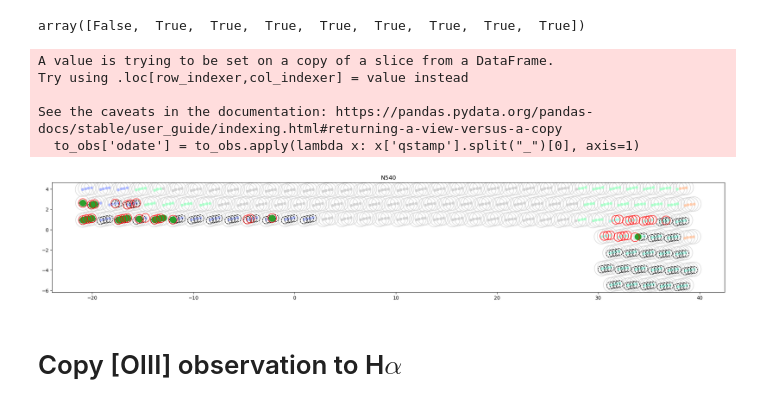
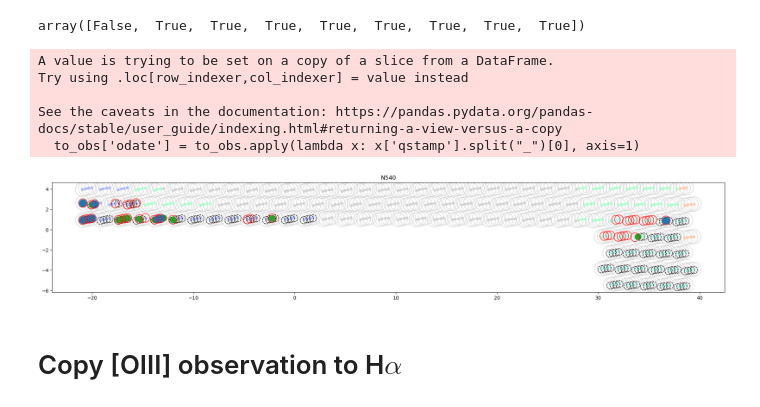
Before and after one commit to MerianSurvey/skipper, a Jupyter notebook: notebooks/2022B_EXECUTE.ipynb, the cells around one changed output. Drawn from its saved outputs; the diff is of its cells as text; code cells hidden in the pictures.

```diff
--- a/notebooks/2022B_EXECUTE.ipynb
+++ b/notebooks/2022B_EXECUTE.ipynb
@@ -27,7 +27,7 @@ def wrapRA(ra, wrap_point=180.):
     wrapped_ra[mask] -= 360.
     return wrapped_ra
 # %%
-tele_fname = '/Users/kadofong/Downloads/tele20220927.csv'
+tele_fname = '/Users/kadofong/Downloads/tele20220928.csv'
 copilot_fname = '/Users/kadofong/Downloads/db_merian.fits'
 # %%
 obsdates = sigjson_f2022b.obsdates
@@ -102,35 +102,35 @@ for field in fields.unique():
     idx = sigjson_f2022b._field_priorities[field]
     plt.scatter ( wrapRA(cat['RA']), cat['dec'], c=cc_l[idx], s=5**2)
 
 plt.scatter ( wrapRA(coo_o.merian_sidecar['racenter']), coo_o.merian_sidecar['deccenter'],
              facecolor='None', edgecolor='k', s=15**2, ls='--' )
 plt.scatter ( wrapRA( ocat.loc[lastnightobjects, 'RA'] ), wrapRA(ocat.loc[lastnightobjects, 'dec']), facecolor='tab:green', s=13**2 )
 
 # \\ show pointings that need reobservation
 needs_reobservation = ocat.loc[np.in1d(ocat['object'],reobs)]
-plt.scatter ( wrapRA ( needs_reobservation['RA'] ), wrapRA( needs_reobservation['dec'] ), edgecolor='tab:blue', facecolor='None', s=
+plt.scatter ( wrapRA ( needs_reobservation['RA'] ), wrapRA( needs_reobservation['dec'] ), color='tab:blue', s=15**2 )
 
 to_obs['odate'] = to_obs.apply(lambda x: x['qstamp'].split("_")[0], axis=1)
 
 #grps = to_obs.groupby('odate')
 #for idx,(name,grp) in enumerate(grps):
 #    cc = plt.cm.Dark2(idx/grps.ngroups)
 #    plt.scatter ( wrapRA(ocat.reindex(grp.index)['RA']), ocat.reindex(grp.index)['dec'], facecolor='None', edgecolor=cc, s=18**2, lw=1 )
 #    print(grp.shape[0])
 plt.scatter ( wrapRA(ocat.reindex(to_obs.index)['RA']), ocat.reindex(to_obs.index)['dec'],
              facecolor='None', edgecolor='r', s=18**2, lw=1 )
 
 #plt.axvline(38.)
 plt.title('N540')
 plt.tight_layout ()
 #plt.savefig('/Users/kadofong/Downloads/N540_2022Bprediction.png')
 # %% [output]
 A value is trying to be set on a copy of a slice from a DataFrame.
 Try using .loc[row_indexer,col_indexer] = value instead
 
 See the caveats in the documentation: https://pandas.pydata.org/pandas-docs/stable/user_guide/indexing.html#returning-a-view-versus-a-copy
   to_obs['odate'] = to_obs.apply(lambda x: x['qstamp'].split("_")[0], axis=1)
-[figure, old version]
+[figure, new version]
 # %% [markdown]
 # Copy [OIII] observation to H$\alpha$
 # %%
```
Also changed, not shown: parts of 5 cells of this notebook, 27 other files.
